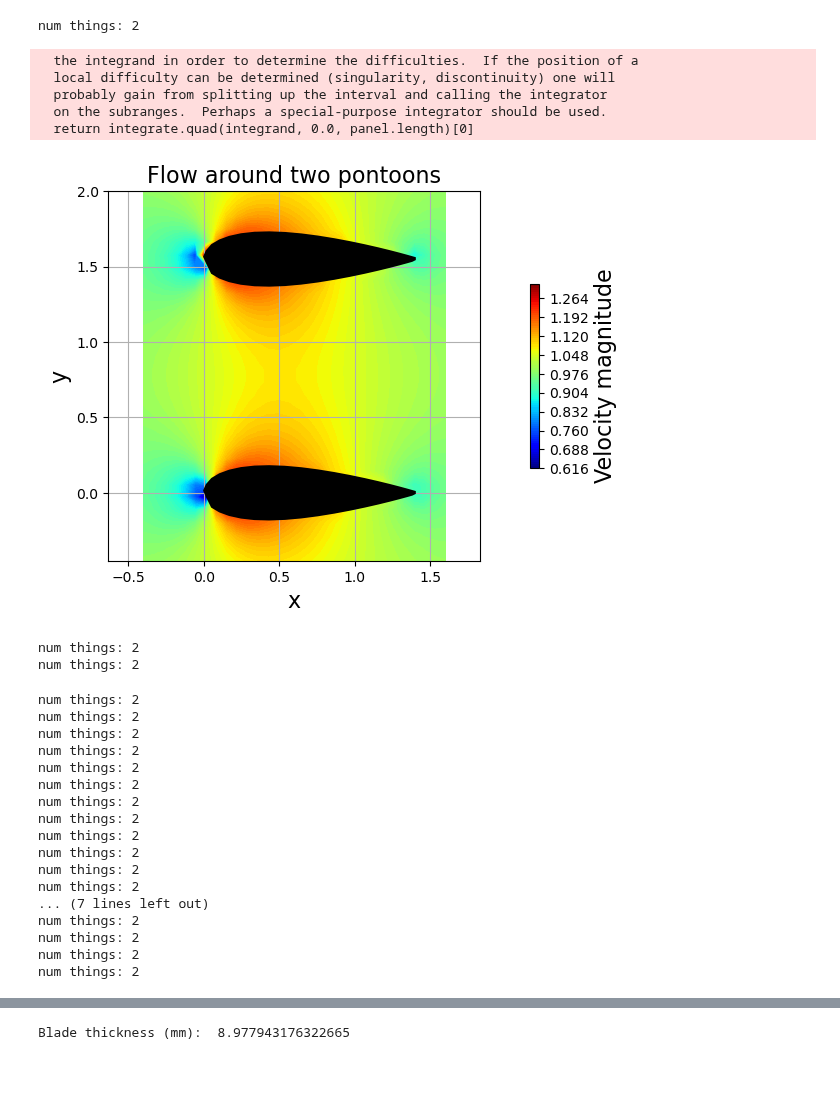
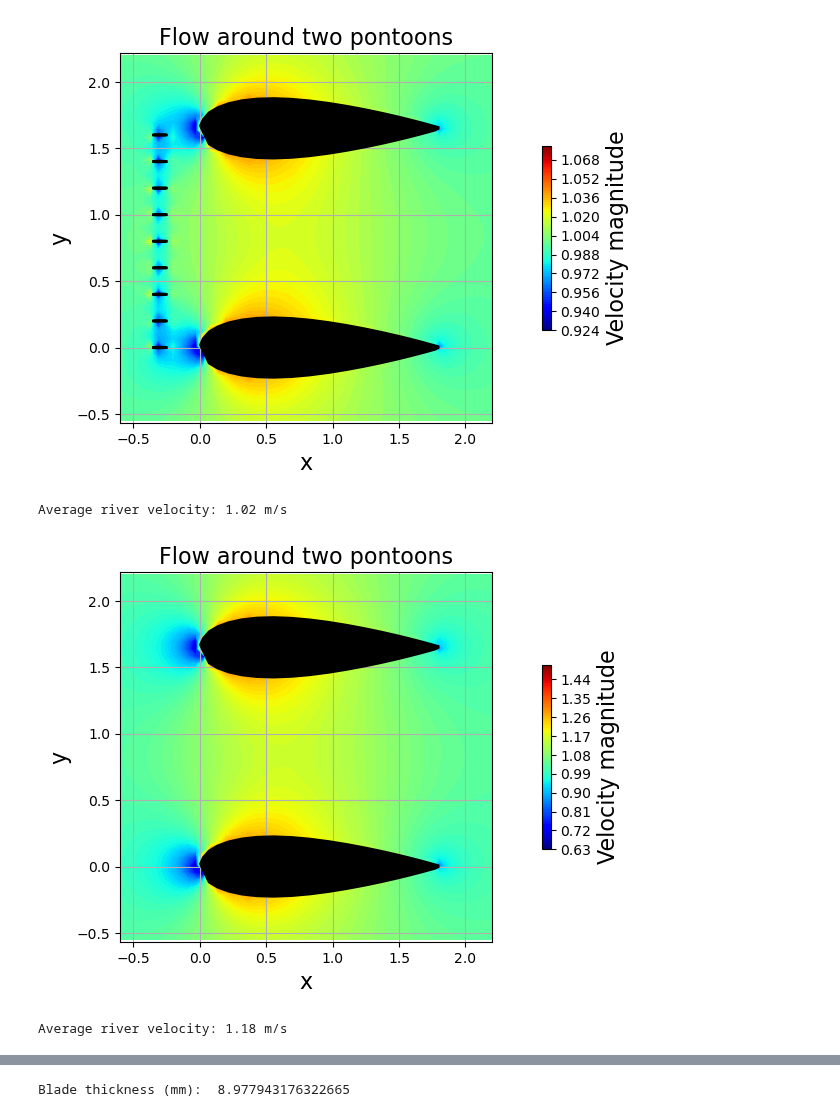
Before and after one commit to pilipb/DP5-code, a Jupyter notebook: main.ipynb, the cells around one changed output, grey strips where cells are left out. Saved outputs shown, nothing was run; the diff lists cells and outputs as text; code cells hidden in the pictures; blank space fills up the shorter version.

```diff
--- a/main.ipynb
+++ b/main.ipynb
@@ -6,57 +6,41 @@ from mech_module import *
 from power_calcs import *
 # %%
 # define river speed and power requirements (the RPM is calculated from the river velocity)
-foil_width = 0.35
+foil_width = 1.8/4
 river_vel = 1
 turbine_width = 1.2
 turbine_diameter = 1.2
-pontoon_length = 1.4
+pontoon_length = 1.8
 r_drum = 0.425/2
 
 # define debris defence
-block_t = 0.2
-block_w = 0.2
-block_spacing = 0.12
+block_t = 0.005
+block_w = 0.1
+block_spacing = 0.2
 grid_offset = 0.3
+# %%
+# apply effect of pontoons on river speed (calculate pontoon volume)
+mean_pontoon_velocity = main_pontoon_calc(foil_width, turbine_width, pontoon_length,river_vel,grid=True, block_t = block_t, block_w=block_w, grid_offset=grid_offset, block_round=True, block_spacing=block_spacing, plot=True)
+river_vel = mean_pontoon_velocity
+print("Average river velocity: %.2f m/s" %river_vel)
+# %% [output]
+[figure, added]
+Average river velocity: 1.02 m/s
 # %%
 # apply effect of pontoons on river speed (calculate pontoon volume)
-mean_pontoon_velocity = main_pontoon_calc(foil_width, turbine_width, pontoon_length,river_vel,grid=False, block_t = block_t, block_w=block_w, grid_offset=grid_offset, block_spacing=block_spacing, plot=True)
+mean_pontoon_velocity = main_pontoon_calc(foil_width, turbine_width, pontoon_length,river_vel,grid=False, block_t = block_t, block_w=block_w, grid_offset=grid_offset, block_round=True, block_spacing=block_spacing, plot=True)
 river_vel = mean_pontoon_velocity
+print("Average river velocity: %.2f m/s" %river_vel)
 # %% [output]
+[figure, new version]
-num things: 2
+Average river velocity: 1.18 m/s
-  the integrand in order to determine the difficulties.  If the position of a
-  local difficulty can be determined (singularity, discontinuity) one will
-  probably gain from splitting up the interval and calling the integrator
-  on the subranges.  Perhaps a special-purpose integrator should be used.
-  return integrate.quad(integrand, 0.0, panel.length)[0]
-[figure, old version]
 # %%
 # compare the effect of pontoon thickness and width on river speed
-# lengths = np.linspace(0.5, 2.5, 5)
-# widths = np.linspace(0.1, 0.6, 5)
-# river_vels = []
-# for l in lengths:
-#     for w in widths:
-#         river_vels.append(main_pontoon_calc(w, turbine_width, l, river_vel,grid=False, block_t = block_t, block_w=block_w, grid_offset=grid_offset, block_spacing=block_spacing, plot=False))
+lengths = np.linspace(0.5, 2.5, 5)
+widths = np.linspace(0.1, 0.6, 5)
+river_vels = []
+for l in lengths:
+    for w in widths:
+        river_vels.append(main_pontoon_calc(w, turbine_width, l, river_vel,grid=False, block_t = block_t, block_w=block_w, grid_offset=grid_offset, block_spacing=block_spacing, plot=False))
-# %% [output]
-num things: 2
-num things: 2
-num things: 2
-num things: 2
-num things: 2
-num things: 2
-num things: 2
-num things: 2
-num things: 2
-num things: 2
-num things: 2
-num things: 2
-num things: 2
-num things: 2
-... (7 lines left out)
-num things: 2
-num things: 2
-num things: 2
-num things: 2
 # %%
 # plot results as a heatmap with 20 colours
```
Also changed, not shown: parts of 7 cells of this notebook, 1 other file.
